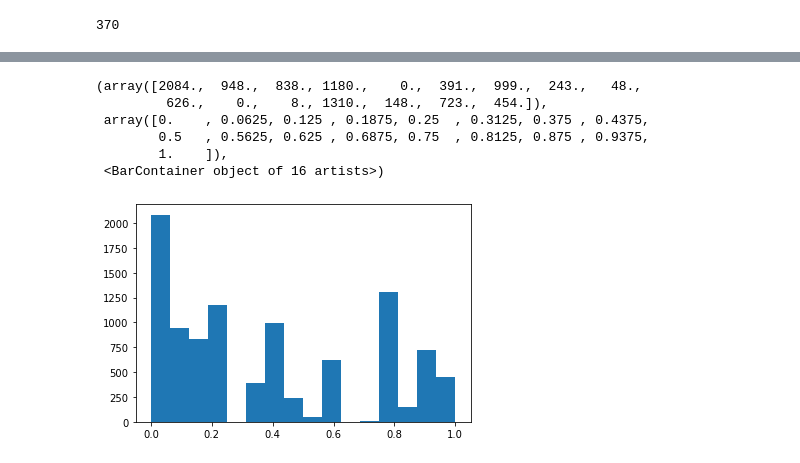
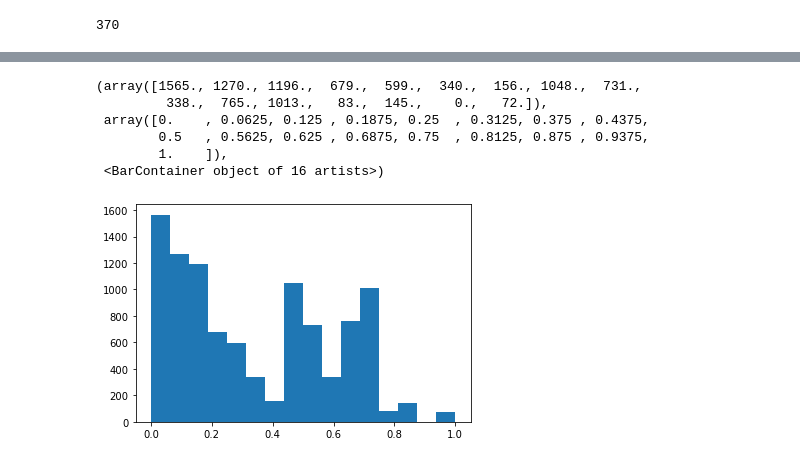
Before and after one commit to ade-fh/SecureQR2, a Jupyter notebook: watermark.ipynb, the cells around one changed output, grey strips where cells are left out. Drawn from its saved outputs; the diff is of its cells as text; code cells hidden in the pictures.

Commit message:
add watermark handler

```diff
--- a/watermark.ipynb
+++ b/watermark.ipynb
@@ -5,10 +5,10 @@ import qrcode
 from PIL import Image
 # %%
 
-def generate_watermark(data,secret,quant=16,size=(100,100),rprop=100):
+def generate_watermark(data,secret,quant=16,size=(100,100)):
     dist  = [0 if i==0 else int(i*256/quant)-1 for i in range(quant+1)]
     np.random.seed(abs(hash(data+secret))%2**32)
-    p=np.random.choice([i for i in range(rprop)],size = 17)
+    p=np.random.choice([i*quant for i in range(quant)],size = 17)
     p=p/p.sum()
     watermark = np.random.choice(dist,size=size,p=p)
     return watermark.astype('uint8')
@@ -15,19 +38,32 @@ def generate_watermark(data,secret,quant=16,size=(100,100),rprop=100):
 # %%
 SECRET="rahasia"
-def make_secureQR(data:str,secret:str=SECRET,border=8,**kwargs)-> np.ndarray:
-    img = qrcode.make(data,version=3,error_correction=qrcode.constants.ERROR_CORRECT_H)
+def make_secureQR(data:str,secret:str=SECRET,
+                  pct_wm_size:int=0.4,
+                  bx_size:int=10,
+                  border:int=4,
+                  qr_ver:int=None,
+                  **kwargs)-> np.ndarray:
+
+    img = qrcode.make(data,version=qr_ver, box_size=bx_size, border=border, error_correction=qrcode.constants.ERROR_CORRECT_H)
     img = np.asanyarray(img).astype('uint8')*255
-    watermark = generate_watermark(data,secret,**kwargs)
+
+    wm_size = (img.shape[0]//bx_size - 2*border) * pct_wm_size
+    wm_size = int(wm_size)
+    if not wm_size%2==0: wm_size-=1
+
+    wm_size *= bx_size
+    size = (wm_size,wm_size)
+    watermark = generate_watermark(data,secret,size=size,**kwargs)
+    wm = np.pad(watermark, bx_size//2, constant_values=255)
 
     # add border watermark 8
-    length = watermark.shape[0] + border
+    length = wm.shape[0]
     loc = img.shape[0]//2 - length//2
-    wm = np.ones((length,length),dtype='uint8')*255
-    wm[4:-4,4:-4] = watermark
-    img[loc:loc+length,loc:loc+length]=wm
-    return img
+    img[loc:loc+length,loc:loc+length]= wm
+    return img, watermark
 # %%
-img = make_secureQR("halo0001",quant=16)
+img,wtm = make_secureQR("halo0001", qr_ver = 3, quant=16)
 im = Image.fromarray(img)
+print(wtm.shape)
 im
 # %% [output]
@@ -70,3 +106,6 @@ im.save('qr1.pdf')
 img.shape[0]
 # %% [output]
 370
+# %%
+p = 370//2-50
+imm = img[p:p+100,p:p+100]
@@ -73,10 +117,10 @@ img.shape[0]
 # %%
-plt.hist(watermark.ravel()/watermark.max(),bins=16)
+plt.hist(imm.ravel()/imm.max(),bins=16)
 # %% [output]
-(array([2084.,  948.,  838., 1180.,    0.,  391.,  999.,  243.,   48.,
-         626.,    0.,    8., 1310.,  148.,  723.,  454.]),
+(array([1565., 1270., 1196.,  679.,  599.,  340.,  156., 1048.,  731.,
+         338.,  765., 1013.,   83.,  145.,    0.,   72.]),
  array([0.    , 0.0625, 0.125 , 0.1875, 0.25  , 0.3125, 0.375 , 0.4375,
         0.5   , 0.5625, 0.625 , 0.6875, 0.75  , 0.8125, 0.875 , 0.9375,
         1.    ]),
  <BarContainer object of 16 artists>)
-[figure, old version]
+[figure, new version]
```
Also changed, not shown: parts of 9 cells of this notebook.
